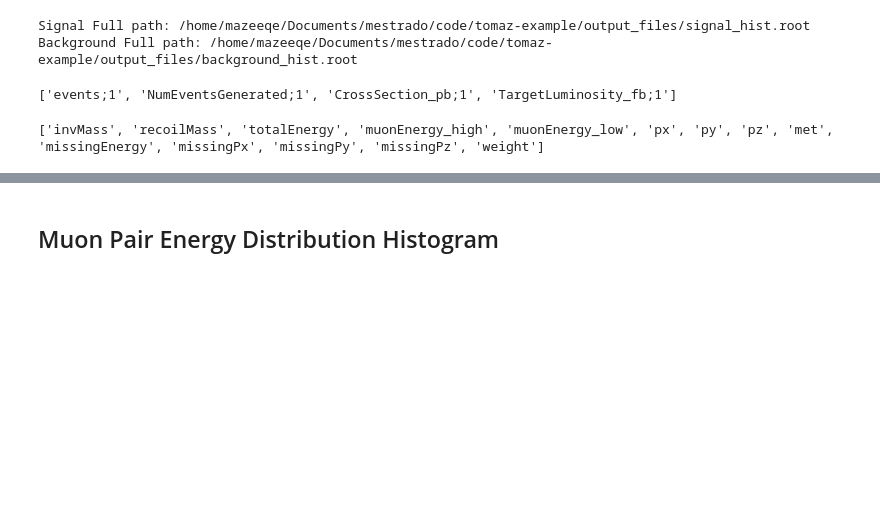
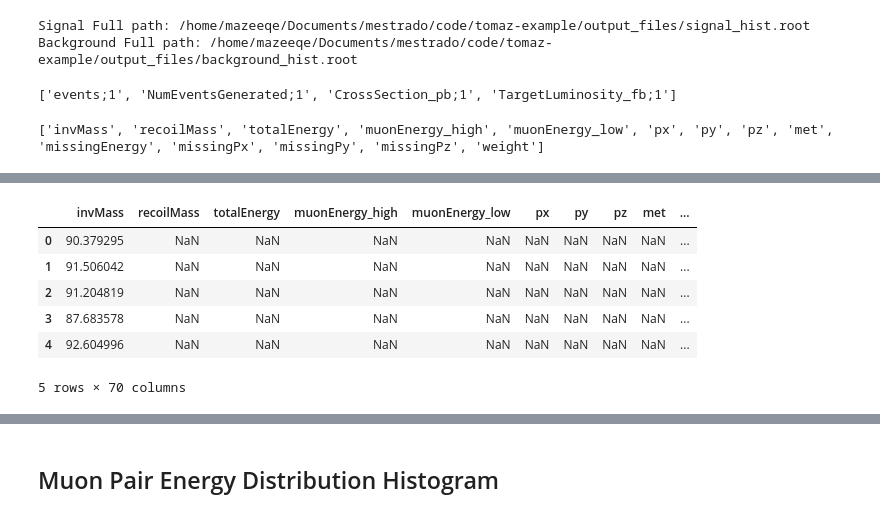
Before and after one commit to mazeeqe/tomaz-example, a Jupyter notebook: data/histogram.ipynb, the cells around one changed output, grey strips where cells are left out. Drawn from its saved outputs; the diff is of its cells as text; code cells hidden in the pictures; blank space fills up the shorter version.

```diff
--- a/data/histogram.ipynb
+++ b/data/histogram.ipynb
@@ -56,7 +56,7 @@ def load_histograms(file_path: pathlib.Path):
         df_list.append(df)
 
     # Concatenate all DataFrames vertically (stack rows)
-    combined_df = pd.concat(df_list, axis=1)
+    combined_df = pd.concat(df_list, axis=0, ignore_index=True)
 
     return combined_df
 # %%
@@ -238,0 +236,10 @@ AttributeError: 'Series' object has no attribute 'clone'
+# %%
+sig_df.head()
+# %% [output]
+|  | invMass | recoilMass | totalEnergy | muonEnergy_high | muonEnergy_low | px | py | pz | met | ... |
+| 0 | 90.379295 | NaN | NaN | NaN | NaN | NaN | NaN | NaN | NaN | ... |
+| 1 | 91.506042 | NaN | NaN | NaN | NaN | NaN | NaN | NaN | NaN | ... |
+| 2 | 91.204819 | NaN | NaN | NaN | NaN | NaN | NaN | NaN | NaN | ... |
+| 3 | 87.683578 | NaN | NaN | NaN | NaN | NaN | NaN | NaN | NaN | ... |
+| 4 | 92.604996 | NaN | NaN | NaN | NaN | NaN | NaN | NaN | NaN | ... |
+5 rows × 70 columns
```
Also changed, not shown: parts of 21 cells of this notebook, 6 other files.
